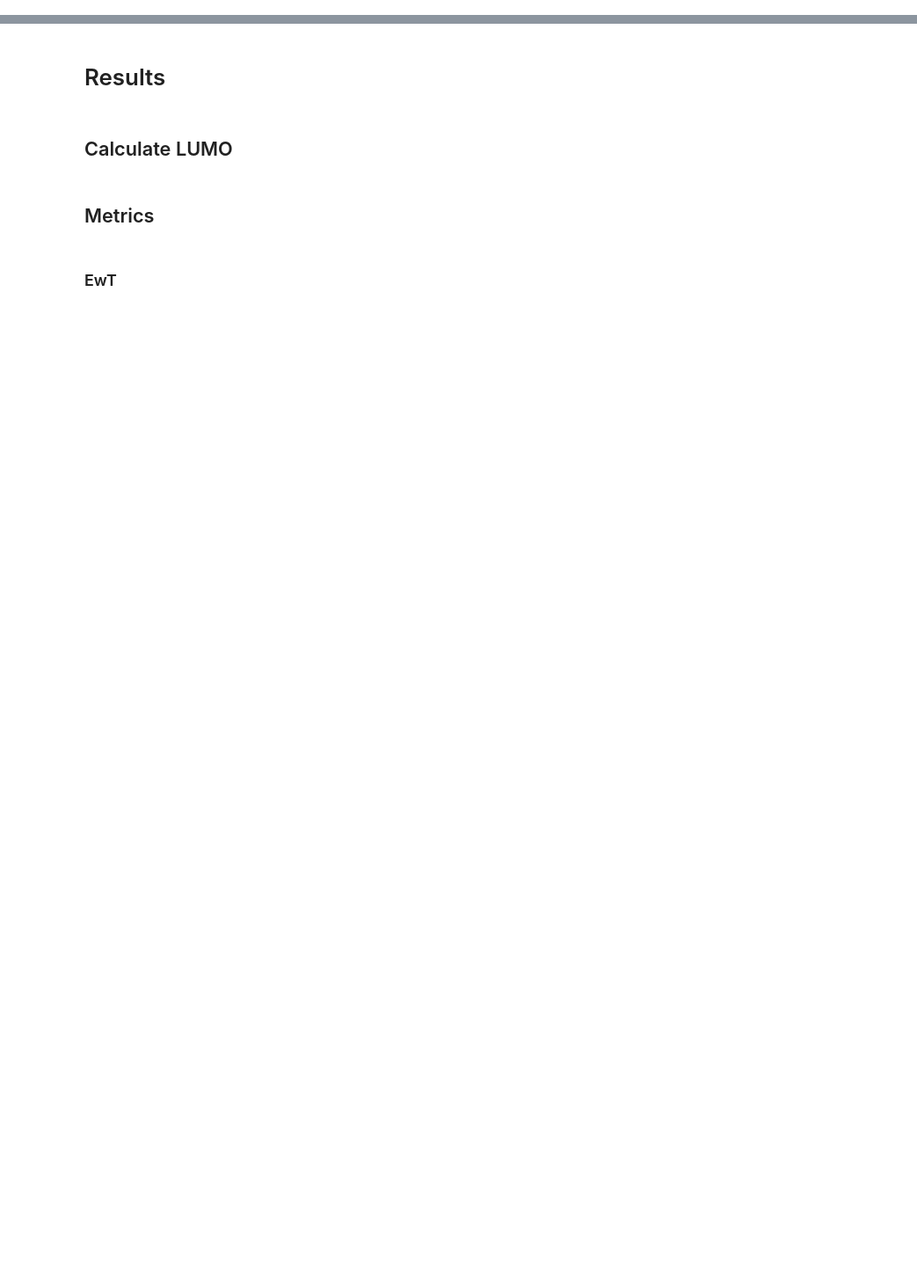
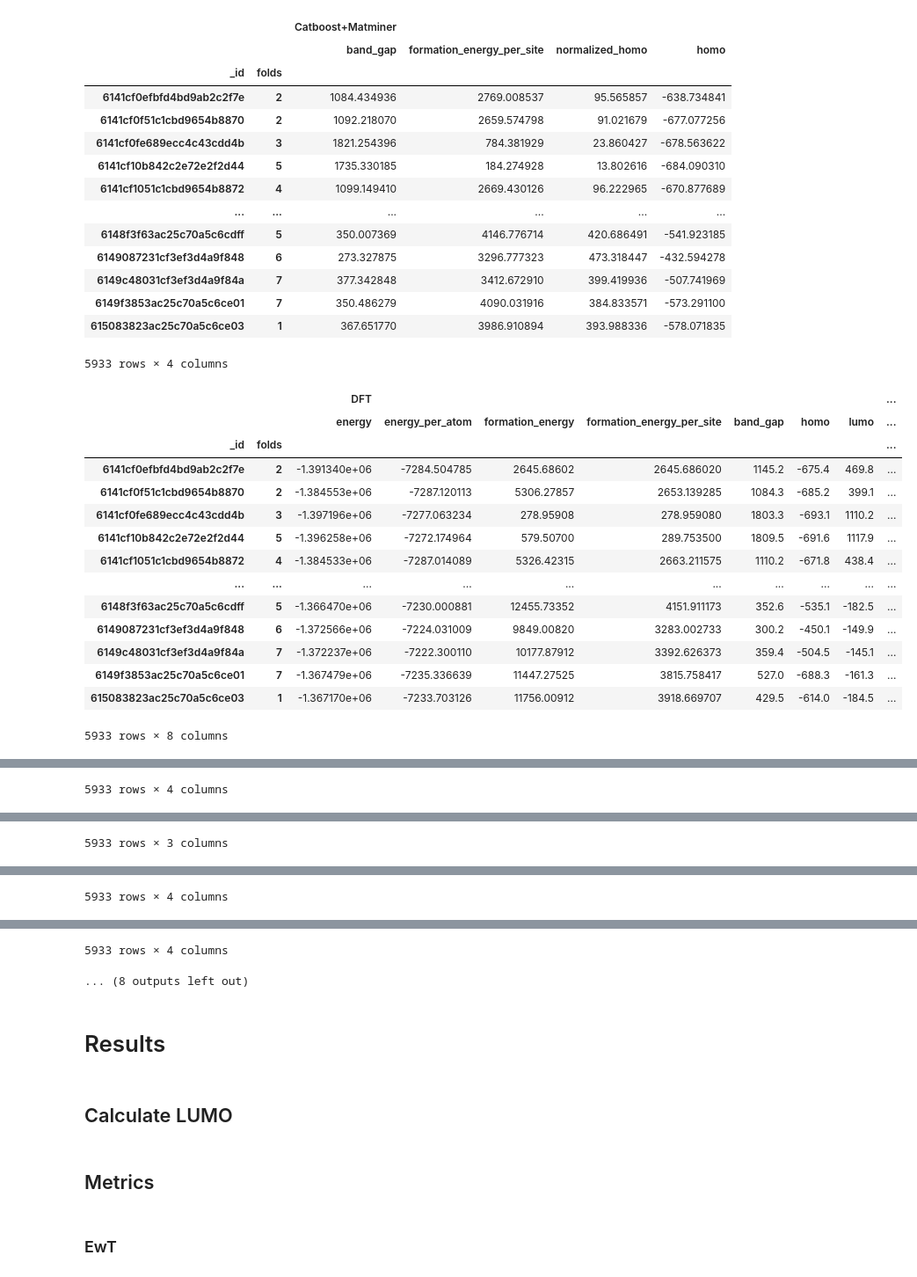
Before and after one commit to HSE-LAMBDA/ai4material_design, a Jupyter notebook: notebooks/results.ipynb, the cells around one changed output, grey strips where cells are left out. Shown at 88% size. Saved outputs shown, nothing was run; the diff lists cells and outputs as text; code cells hidden in the pictures; blank space fills up the shorter version.

```diff
--- a/notebooks/results.ipynb
+++ b/notebooks/results.ipynb
@@ -49,17 +59,31 @@ predictions = list(predictions.rglob('*.csv.gz'))
 # Filter out other directories based on the mapper above
 # file.parts[-3] correspond to directory name
 predictions = list(filter(
-    lambda file: file.parts[-3] in exp_dir_name_mapper.keys(),
+    lambda file: file.parts[-3] in exp_dir_name_mapper.keys() and file.name in exp_name_mapper.keys(),
     predictions
 ))
-# %%
-data = defaultdict(dict)
-for file in predictions:
-    exp_name = exp_name_mapper.get(file.name)
-    # target_name = target_name_mapper.get(file.parts[-2])
-    target_name = file.parts[-2]
-
-    data[exp_name][target_name] = pd.read_csv(file, index_col=0)
+# %%
+data = defaultdict(dict)
+for file in predictions:
+    exp_name = exp_name_mapper.get(file.name)
+    # target_name = target_name_mapper.get(file.parts[-2])
+    target_name = file.parts[-2]
+    # if target_name == "['formation_energy_per_site', 'homo']":
+    #     _d = pd.read_csv(file, index_col=0) * 1000
+    #     _d['lumo'] = np.zeros_like(_d['predicted_homo_test']) #* np.nan
+    #     _d['band_gap'] = np.zeros_like(_d['predicted_homo_test']) #* np.nan
+    #     for col_name, d in _d.groupby(level=0, axis=1):
+    #         target_name = target_short_name_pretty_mapper[col_name]
+    #         data[exp_name][target_name] = d
+    # else:
+    df = pd.read_csv(file, index_col=0) * 1000
+    # if exp_name == 'MEGNet-Sparse-EOS-Multi-target':
+    #     for col_name, d in df.groupby(level=0, axis=1):
+    #         target_name = target_short_name_pretty_mapper[col_name]
+    #         data[exp_name][target_name] = d
+    #     data[exp_name]['humo'] = pd.DataFrame({'humo': np.zeros_like(df['predicted_homo_test']) * np.nan}, index=df.index)
+    #     data[exp_name]['lumo'] = pd.DataFrame({'lumo': np.zeros_like(df['predicted_homo_test']) * np.nan}, index=df.index)
+    data[exp_name][target_name] = df
 # %%
 def make_df_from_trial(data: dict, name: str):
     df = pd.concat(data, axis=1)
@@ -99,0 +107,34 @@ predictions
+# %%
+for _, df in predictions.groupby(level=0, axis=1):
+    display(df)
+# %% [output]
+|  |  | Catboost+Matminer |  |  |  |
+|  |  | band_gap | formation_energy_per_site | normalized_homo | homo |
+| _id | folds |  |  |  |  |
+| 6141cf0efbfd4bd9ab2c2f7e | 2 | 1084.434936 | 2769.008537 | 95.565857 | -638.734841 |
+| 6141cf0f51c1cbd9654b8870 | 2 | 1092.218070 | 2659.574798 | 91.021679 | -677.077256 |
+| 6141cf0fe689ecc4c43cdd4b | 3 | 1821.254396 | 784.381929 | 23.860427 | -678.563622 |
+| 6141cf10b842c2e72e2f2d44 | 5 | 1735.330185 | 184.274928 | 13.802616 | -684.090310 |
+| 6141cf1051c1cbd9654b8872 | 4 | 1099.149410 | 2669.430126 | 96.222965 | -670.877689 |
+| ... | ... | ... | ... | ... | ... |
+| 6148f3f63ac25c70a5c6cdff | 5 | 350.007369 | 4146.776714 | 420.686491 | -541.923185 |
+| 6149087231cf3ef3d4a9f848 | 6 | 273.327875 | 3296.777323 | 473.318447 | -432.594278 |
+| 6149c48031cf3ef3d4a9f84a | 7 | 377.342848 | 3412.672910 | 399.419936 | -507.741969 |
+| 6149f3853ac25c70a5c6ce01 | 7 | 350.486279 | 4090.031916 | 384.833571 | -573.291100 |
+| 615083823ac25c70a5c6ce03 | 1 | 367.651770 | 3986.910894 | 393.988336 | -578.071835 |
+5933 rows × 4 columns
+|  |  | DFT |  |  |  |  |  |  | ... |
+|  |  | energy | energy_per_atom | formation_energy | formation_energy_per_site | band_gap | homo | lumo | ... |
+| _id | folds |  |  |  |  |  |  |  | ... |
+| 6141cf0efbfd4bd9ab2c2f7e | 2 | -1.391340e+06 | -7284.504785 | 2645.68602 | 2645.686020 | 1145.2 | -675.4 | 469.8 | ... |
+| 6141cf0f51c1cbd9654b8870 | 2 | -1.384553e+06 | -7287.120113 | 5306.27857 | 2653.139285 | 1084.3 | -685.2 | 399.1 | ... |
+| 6141cf0fe689ecc4c43cdd4b | 3 | -1.397196e+06 | -7277.063234 | 278.95908 | 278.959080 | 1803.3 | -693.1 | 1110.2 | ... |
+| 6141cf10b842c2e72e2f2d44 | 5 | -1.396258e+06 | -7272.174964 | 579.50700 | 289.753500 | 1809.5 | -691.6 | 1117.9 | ... |
+| 6141cf1051c1cbd9654b8872 | 4 | -1.384533e+06 | -7287.014089 | 5326.42315 | 2663.211575 | 1110.2 | -671.8 | 438.4 | ... |
+| ... | ... | ... | ... | ... | ... | ... | ... | ... | ... |
+| 6148f3f63ac25c70a5c6cdff | 5 | -1.366470e+06 | -7230.000881 | 12455.73352 | 4151.911173 | 352.6 | -535.1 | -182.5 | ... |
+| 6149087231cf3ef3d4a9f848 | 6 | -1.372566e+06 | -7224.031009 | 9849.00820 | 3283.002733 | 300.2 | -450.1 | -149.9 | ... |
+| 6149c48031cf3ef3d4a9f84a | 7 | -1.372237e+06 | -7222.300110 | 10177.87912 | 3392.626373 | 359.4 | -504.5 | -145.1 | ... |
+| 6149f3853ac25c70a5c6ce01 | 7 | -1.367479e+06 | -7235.336639 | 11447.27525 | 3815.758417 | 527.0 | -688.3 | -161.3 | ... |
+| 615083823ac25c70a5c6ce03 | 1 | -1.367170e+06 | -7233.703126 | 11756.00912 | 3918.669707 | 429.5 | -614.0 | -184.5 | ... |
+5933 rows × 8 columns
@@ -99,0 +155 @@ predictions
+5933 rows × 4 columns
@@ -99,0 +170 @@ predictions
+5933 rows × 3 columns
@@ -99,0 +185 @@ predictions
+5933 rows × 4 columns
@@ -100,3 +200,5 @@ predictions
+5933 rows × 4 columns
+... (8 outputs left out)
 # %% [markdown]
 # Results
 # %% [markdown]
```
Also changed, not shown: parts of 20 cells of this notebook.
